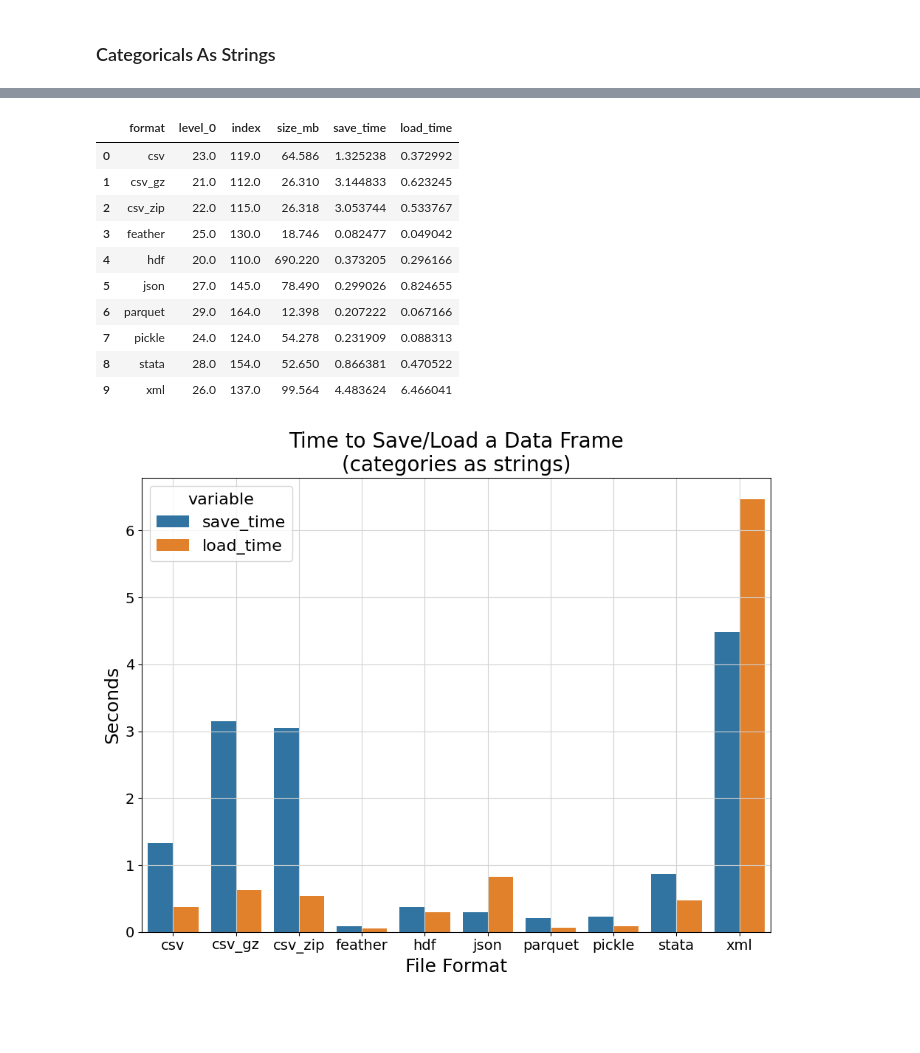
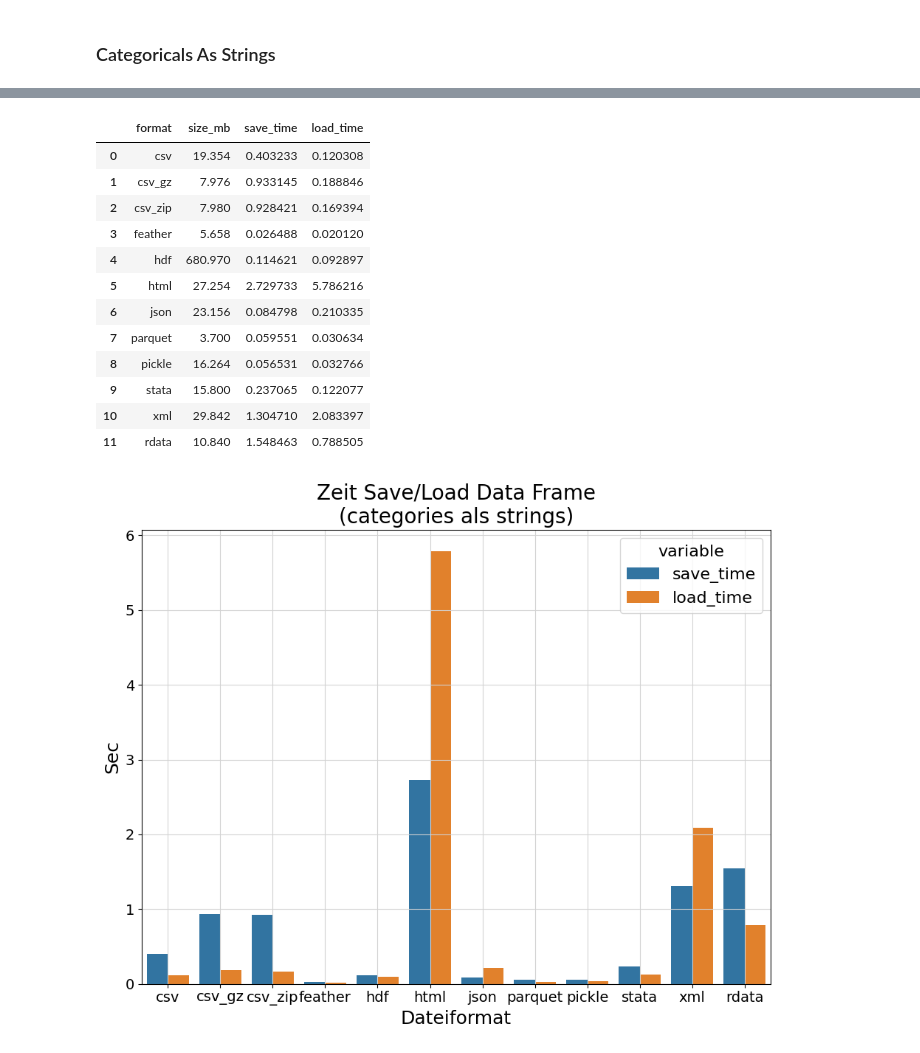
Before and after one commit to TerryGamon/benchmark_save_pd_dataset, a Jupyter notebook: benchmark_myg.ipynb, the cells around one changed output, grey strips where cells are left out. Saved outputs shown, nothing was run; the diff lists cells and outputs as text; code cells hidden in the pictures; blank space fills up the shorter version.

```diff
--- a/benchmark_myg.ipynb
+++ b/benchmark_myg.ipynb
@@ -206,5 +206,4 @@ Benchmarking round #5
 # %%
 results.drop_duplicates(inplace=True)
-results.reset_index(inplace=True)
-results
+results.head(5)
 # %% [output]
@@ -230,0 +216,3 @@ results
+# %%
+results.reset_index(drop=True, inplace=True)
+results.head(5)
@@ -231,24 +226,53 @@ results
+# %%
+x, _ = generate_dataset(n_rows= 15000, num_count=15, cat_count=15)
+print(x.shape, x.size)
+x_save_time = 0
+x_load_time = 0
+x_size = 0
+for i in range(0,5):
+    with Timer() as timer:
+        pyreadr.write_rdata(path='test.rdata',df=x, df_name='test')
+    x_save_time = (float(timer)) + x_save_time
+    with Timer() as timer:
+        pyreadr.read_r(path='test.rdata')
+    x_load_time = (float(timer)) + x_load_time
+    x_size = size_of('test.rdata') + x_size
+    x_format = 'rdata'
+x_size = x_size/5
+x_load_time = x_load_time/5
+x_save_time = x_save_time/5
+
+xx = defaultdict(int)
+xx['load_time']= x_load_time
+xx['save_time'] = x_save_time
+xx['format'] = x_format
+xx['size_mb']= x_size
+xx = pd.DataFrame(xx, index=[0])
 # %%
 avg = results.groupby('format').mean(numeric_only=True).reset_index().drop(columns=['run_no'])
+avg = pd.concat([avg, xx])
+avg = avg.reset_index(drop=True)
 avg
 # %% [output]
-|  | format | level_0 | index | size_mb | save_time | load_time |
-| 0 | csv | 23.0 | 119.0 | 64.586 | 1.325238 | 0.372992 |
-| 1 | csv_gz | 21.0 | 112.0 | 26.310 | 3.144833 | 0.623245 |
-| 2 | csv_zip | 22.0 | 115.0 | 26.318 | 3.053744 | 0.533767 |
-| 3 | feather | 25.0 | 130.0 | 18.746 | 0.082477 | 0.049042 |
-| 4 | hdf | 20.0 | 110.0 | 690.220 | 0.373205 | 0.296166 |
-| 5 | json | 27.0 | 145.0 | 78.490 | 0.299026 | 0.824655 |
-| 6 | parquet | 29.0 | 164.0 | 12.398 | 0.207222 | 0.067166 |
-| 7 | pickle | 24.0 | 124.0 | 54.278 | 0.231909 | 0.088313 |
-| 8 | stata | 28.0 | 154.0 | 52.650 | 0.866381 | 0.470522 |
-| 9 | xml | 26.0 | 137.0 | 99.564 | 4.483624 | 6.466041 |
+|  | format | size_mb | save_time | load_time |
+| 0 | csv | 19.354 | 0.403233 | 0.120308 |
+| 1 | csv_gz | 7.976 | 0.933145 | 0.188846 |
+| 2 | csv_zip | 7.980 | 0.928421 | 0.169394 |
+| 3 | feather | 5.658 | 0.026488 | 0.020120 |
+| 4 | hdf | 680.970 | 0.114621 | 0.092897 |
+| 5 | html | 27.254 | 2.729733 | 5.786216 |
+| 6 | json | 23.156 | 0.084798 | 0.210335 |
+| 7 | parquet | 3.700 | 0.059551 | 0.030634 |
+| 8 | pickle | 16.264 | 0.056531 | 0.032766 |
+| 9 | stata | 15.800 | 0.237065 | 0.122077 |
+| 10 | xml | 29.842 | 1.304710 | 2.083397 |
+| 11 | rdata | 10.840 | 1.548463 | 0.788505 |
 # %%
 io_speed = avg[['format', 'save_time', 'load_time']].melt(id_vars='format')
 ax = sns.barplot(x='format', y='value', hue='variable', data=io_speed)
-_ = ax.set_xlabel('File Format')
-_ = ax.set_ylabel('Seconds')
-_ = ax.set_title('Time to Save/Load a Data Frame\n(categories as strings)')
+_ = ax.set_xlabel('Dateiformat')
+_ = ax.set_ylabel('Sec')
+_ = ax.set_title('Zeit Save/Load Data Frame\n(categories als strings)')
 ax.grid(True)
 # %% [output]
-[figure, old version]
+[figure, new version]
```
Also changed, not shown: parts of 8 cells of this notebook.
